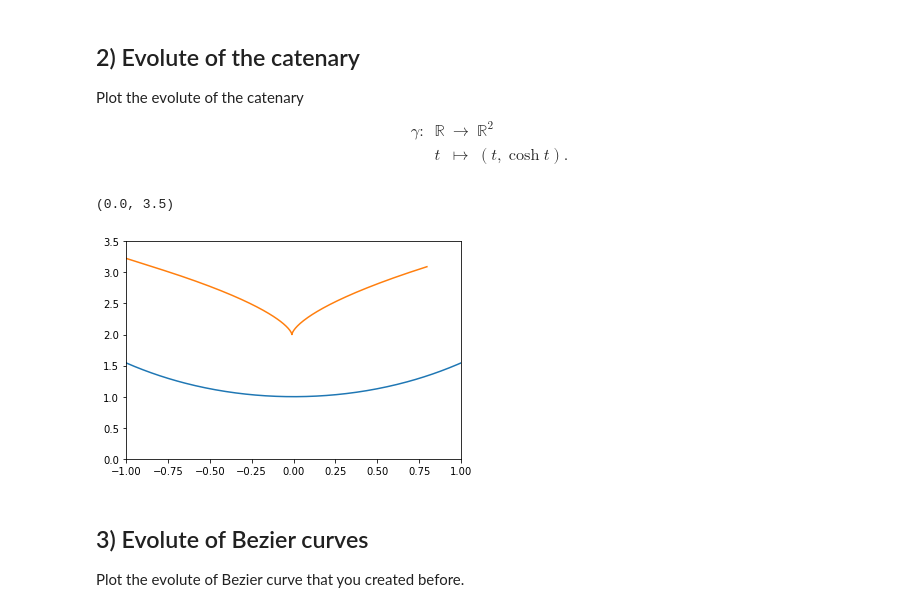
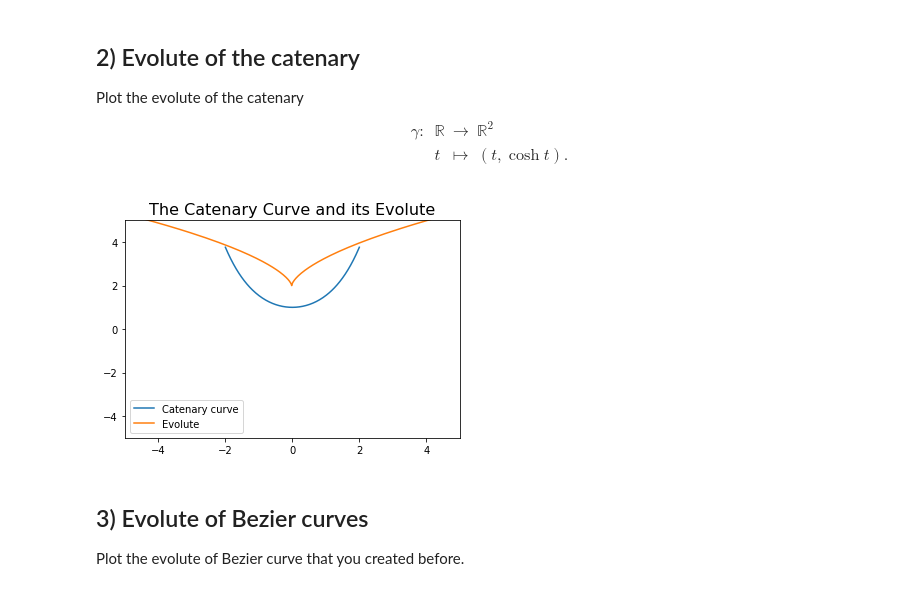
Before and after one commit to bdbonnaire/master_code, a Jupyter notebook: gm/course/Tutorial3-evolutes.ipynb, the cells around one changed output. Drawn from its saved outputs; the diff is of its cells as text; code cells hidden in the pictures.

```diff
--- a/gm/course/Tutorial3-evolutes.ipynb
+++ b/gm/course/Tutorial3-evolutes.ipynb
@@ -133,8 +135,8 @@ $$
 $$
 # %%
 # definition of the parameters
-R = 1
-a = 1
+R = 2
+a = 2
 
 fig = plt.figure()
 fig.set_size_inches(8,8)
@@ -170,21 +172,24 @@ $$
 \end{array}
 $$
 # %%
-t = np.linspace(-1, 1, 200)
+t = np.linspace(-2, 2, 200)
 f = lambda x : np.cosh(t)
 
 F = np.array([t, f(t)])
 
 gamma_evolute = evolute(t, F)
 
-plt.plot(t, f(t))
-plt.plot(gamma_evolute[0], gamma_evolute[1])
+plt.plot(t, f(t), label="Catenary curve")
+plt.plot(gamma_evolute[0], gamma_evolute[1], label="Evolute")
 
-plt.xlim(-1,1)
-plt.ylim(0, 3.5)
+plt.xlim(-5,5)
+plt.ylim(-5, 5)
+
+plt.title("The Catenary Curve and its Evolute", fontsize=16)
+plt.legend()
+plt.show()
 # %% [output]
-(0.0, 3.5)
-[figure, old version]
+[figure, new version]
 # %% [markdown]
 ## 3) Evolute of Bezier curves
 Plot the evolute of  Bezier curve that you created before.
```
Also changed, not shown: parts of 2 cells of this notebook, 2 other files.
